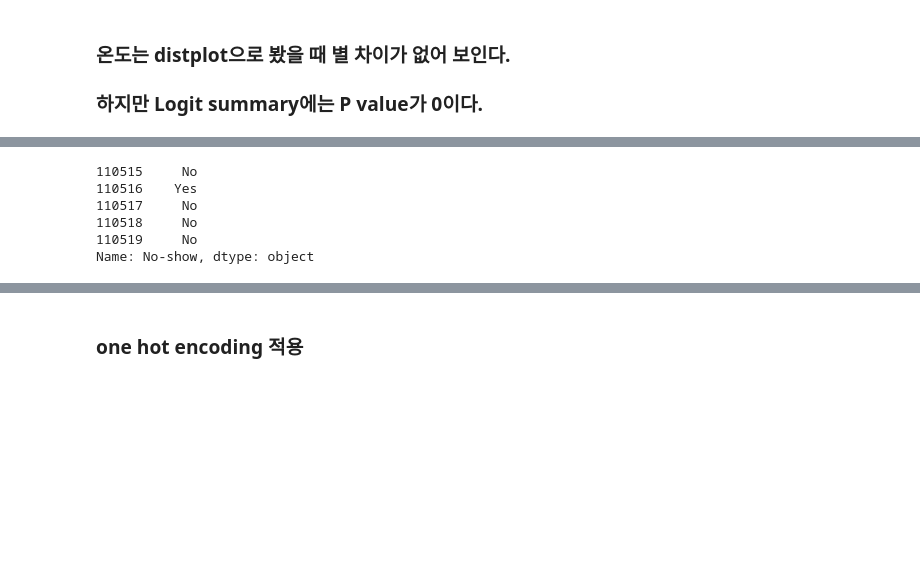
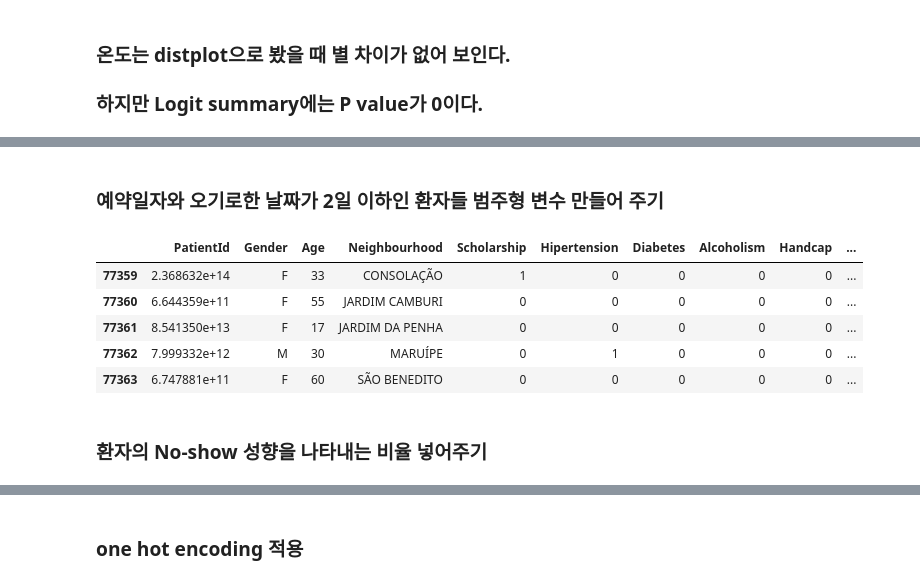
Before and after one commit to p829911/Classification_project, a Jupyter notebook: EDA_hsw.ipynb, the cells around one changed output, grey strips where cells are left out. Cells and saved outputs as stored; diff of their text form; code cells hidden in the pictures; blank space fills up the shorter version.

```diff
--- a/EDA_hsw.ipynb
+++ b/EDA_hsw.ipynb
@@ -380,0 +350,3 @@ dfx.tail()
+# %%
+train, test = train_test_split(df_sum2, test_size=0.3, random_state=0, stratify=df_sum2["No-show"])
+train.shape, test.shape
@@ -380,0 +367,2 @@ dfx.tail()
+# %%
+train_Ptable=train.groupby(["PatientId"]).size().reset_index(name="total_visit_num")
@@ -380,0 +371,2 @@ dfx.tail()
+# %%
+train=pd.merge(train, train_Ptable, how="inner", left_on=["PatientId"], right_on=["PatientId"])
@@ -380,0 +375,4 @@ dfx.tail()
+# %% [markdown]
+### 예약일자와 오기로한 날짜가 2일 이하인 환자들 범주형 변수 만들어 주기
+# %%
+train["within_2days"]=train.date_diff.apply(lambda x : 1 if x < 3 else 0)
@@ -381,9 +381,11 @@ dfx.tail()
 # %%
-dfy.tail()
+train.tail()
 # %% [output]
-110515     No
-110516    Yes
-110517     No
-110518     No
-110519     No
-Name: No-show, dtype: object
+|  | PatientId | Gender | Age | Neighbourhood | Scholarship | Hipertension | Diabetes | Alcoholism | Handcap | ... |
+| 77359 | 2.368632e+14 | F | 33 | CONSOLAÇÃO | 1 | 0 | 0 | 0 | 0 | ... |
+| 77360 | 6.644359e+11 | F | 55 | JARDIM CAMBURI | 0 | 0 | 0 | 0 | 0 | ... |
+| 77361 | 8.541350e+13 | F | 17 | JARDIM DA PENHA | 0 | 0 | 0 | 0 | 0 | ... |
+| 77362 | 7.999332e+12 | M | 30 | MARUÍPE | 0 | 1 | 0 | 0 | 0 | ... |
+| 77363 | 6.747881e+11 | F | 60 | SÃO BENEDITO | 0 | 0 | 0 | 0 | 0 | ... |
+# %% [markdown]
+### 환자의 No-show 성향을 나타내는 비율 넣어주기
```
Also changed, not shown: parts of 229 cells of this notebook, 1 other file.
